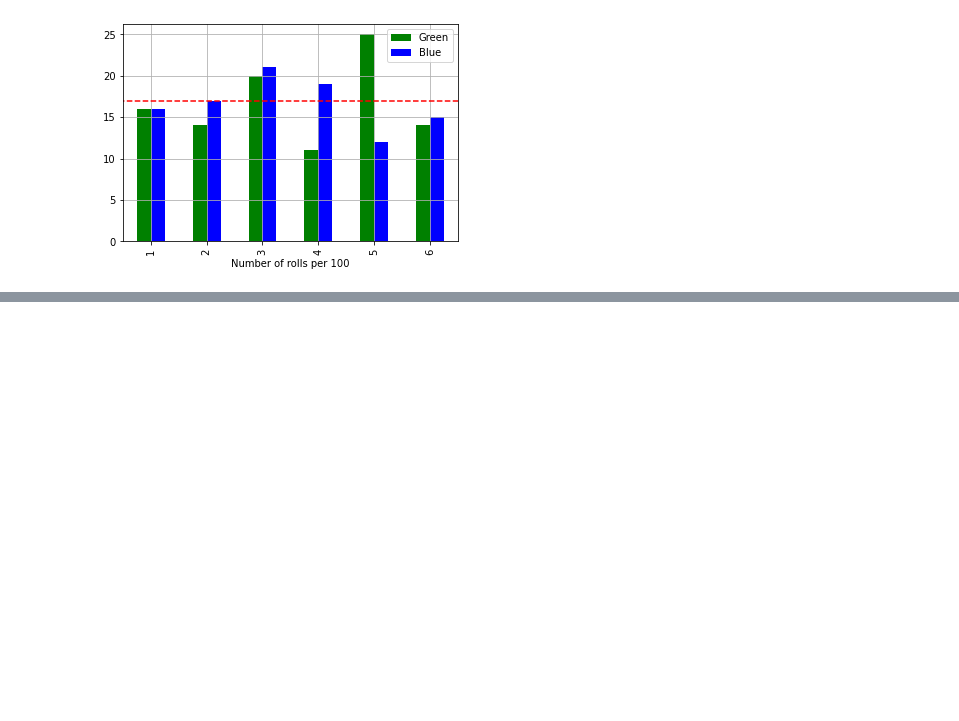
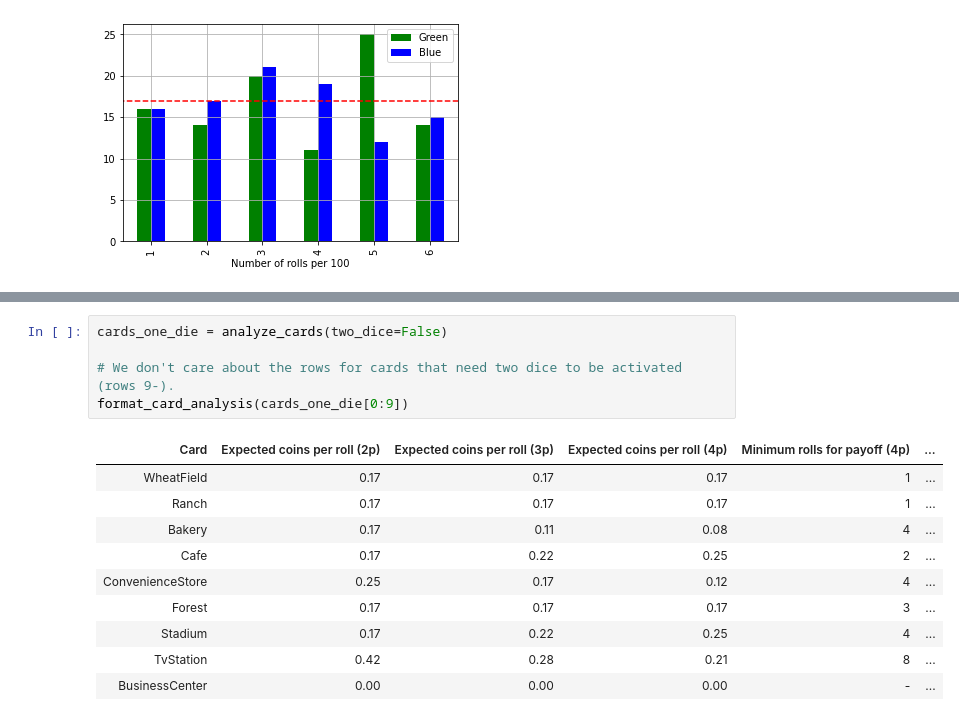
Before and after one commit to brcrista/Machi-Koro-Analysis, a Jupyter notebook: src/analysis.ipynb, the cells around one changed output, grey strips where cells are left out. Saved outputs shown, nothing was run; the diff lists cells and outputs as text; blank space fills up the shorter version.

```diff
--- a/src/analysis.ipynb
+++ b/src/analysis.ipynb
@@ -44,0 +115,16 @@ machi_koro.cards.WheatField().revenue(None, None)
+# %%
+cards_one_die = analyze_cards(two_dice=False)
+
+# We don't care about the rows for cards that need two dice to be activated (rows 9-).
+format_card_analysis(cards_one_die[0:9])
+# %% [output]
+| Card | Expected coins per roll (2p) | Expected coins per roll (3p) | Expected coins per roll (4p) | Minimum rolls for payoff (4p) | ... |
+| WheatField | 0.17 | 0.17 | 0.17 | 1 | ... |
+| Ranch | 0.17 | 0.17 | 0.17 | 1 | ... |
+| Bakery | 0.17 | 0.11 | 0.08 | 4 | ... |
+| Cafe | 0.17 | 0.22 | 0.25 | 2 | ... |
+| ConvenienceStore | 0.25 | 0.17 | 0.12 | 4 | ... |
+| Forest | 0.17 | 0.17 | 0.17 | 3 | ... |
+| Stadium | 0.17 | 0.22 | 0.25 | 4 | ... |
+| TvStation | 0.42 | 0.28 | 0.21 | 8 | ... |
+| BusinessCenter | 0.00 | 0.00 | 0.00 | - | ... |
```
Also changed, not shown: parts of 8 cells of this notebook, 2 other files.
